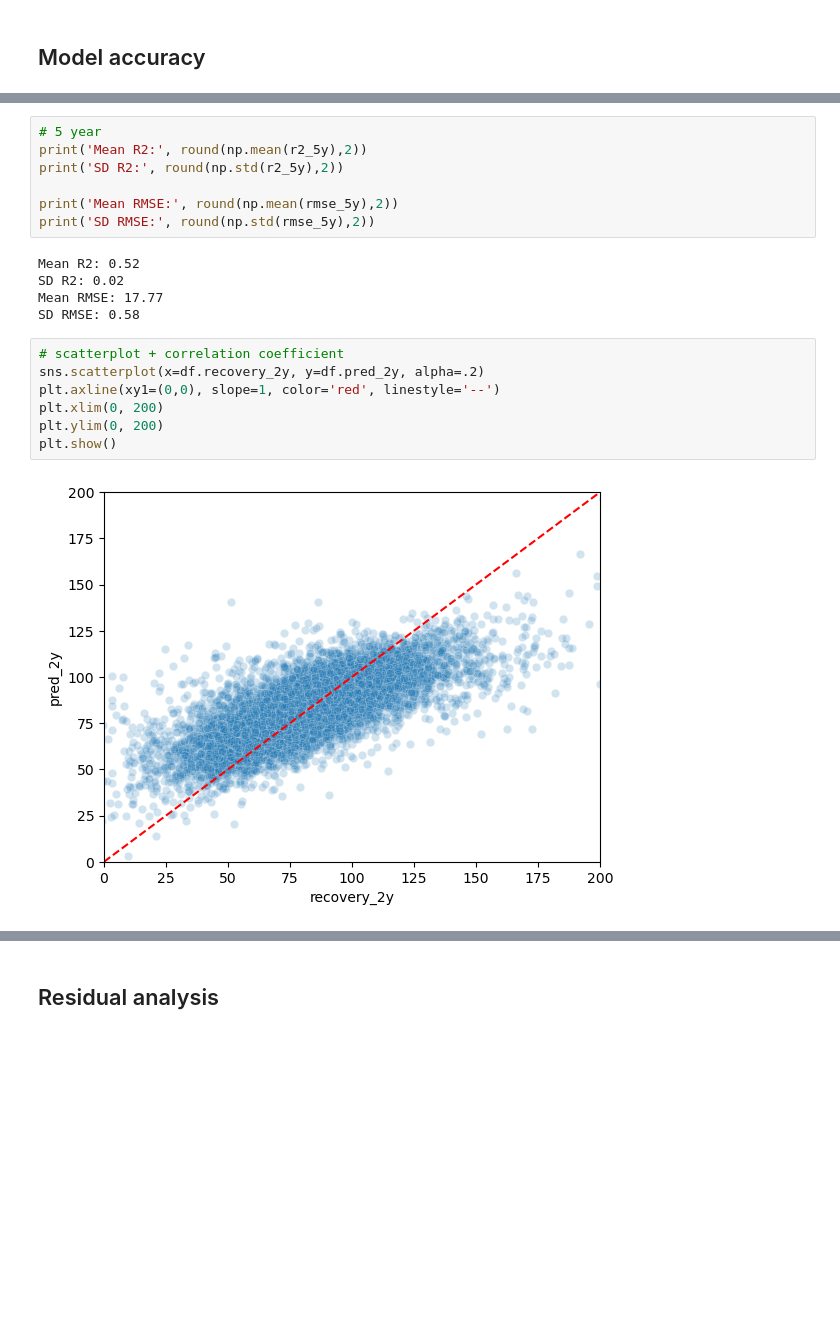
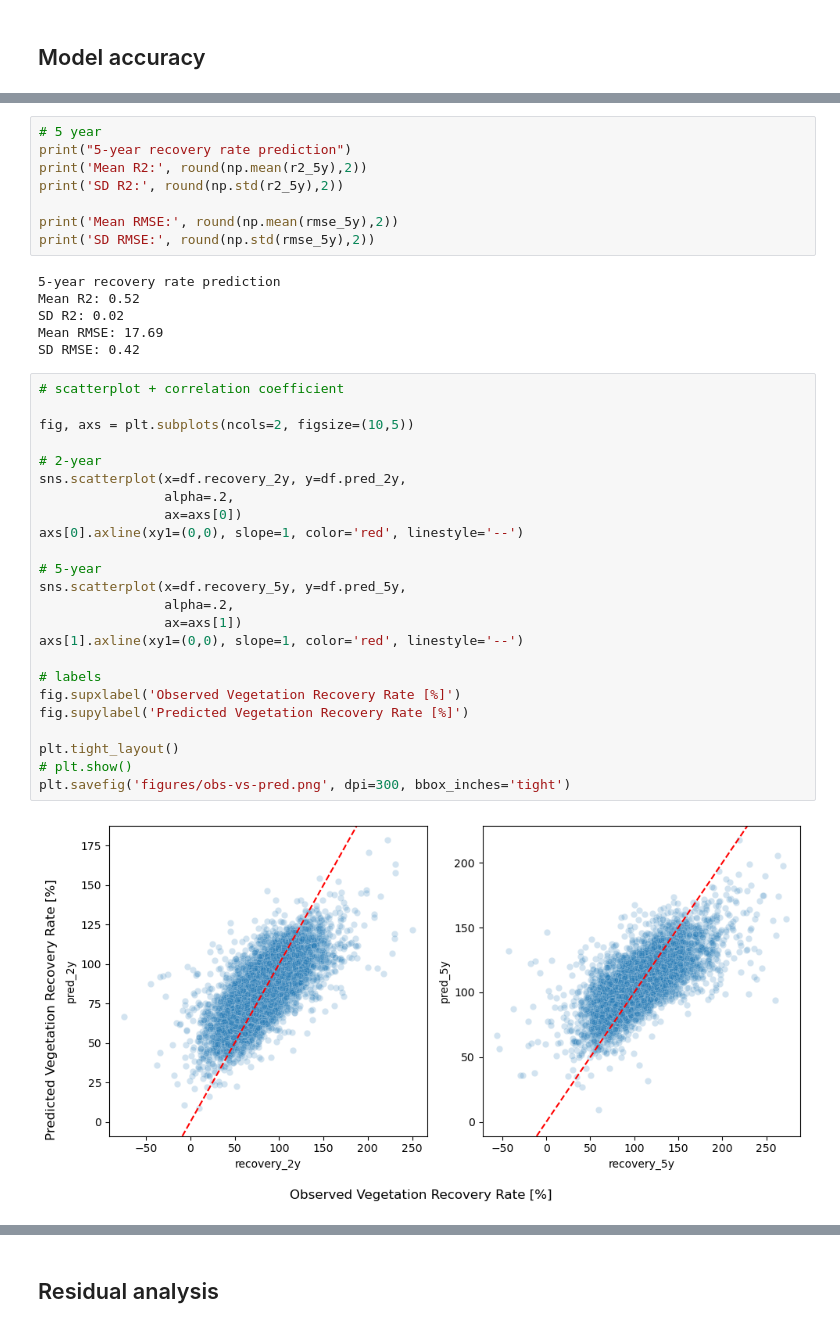
Before and after one commit to ninorp55/tropical-peat-post-fire-vegetation-recovery, a Jupyter notebook: 4_random_forest.ipynb, the cells around one changed output, grey strips where cells are left out. Saved outputs shown, nothing was run; the diff lists cells and outputs as text; blank space fills up the shorter version.

```diff
--- a/4_random_forest.ipynb
+++ b/4_random_forest.ipynb
@@ -247,21 +266,40 @@ SD RMSE: 0.6
 # %%
 # 5 year
+print("5-year recovery rate prediction")
 print('Mean R2:', round(np.mean(r2_5y),2))
 print('SD R2:', round(np.std(r2_5y),2))
 
 print('Mean RMSE:', round(np.mean(rmse_5y),2))
 print('SD RMSE:', round(np.std(rmse_5y),2))
 # %% [output]
+5-year recovery rate prediction
 Mean R2: 0.52
 SD R2: 0.02
-Mean RMSE: 17.77
-SD RMSE: 0.58
+Mean RMSE: 17.69
+SD RMSE: 0.42
 # %%
 # scatterplot + correlation coefficient
-sns.scatterplot(x=df.recovery_2y, y=df.pred_2y, alpha=.2)
-plt.axline(xy1=(0,0), slope=1, color='red', linestyle='--')
-plt.xlim(0, 200)
-plt.ylim(0, 200)
-plt.show()
+
+fig, axs = plt.subplots(ncols=2, figsize=(10,5))
+
+# 2-year
+sns.scatterplot(x=df.recovery_2y, y=df.pred_2y,
+                alpha=.2,
+                ax=axs[0])
+axs[0].axline(xy1=(0,0), slope=1, color='red', linestyle='--')
+
+# 5-year
+sns.scatterplot(x=df.recovery_5y, y=df.pred_5y,
+                alpha=.2,
+                ax=axs[1])
+axs[1].axline(xy1=(0,0), slope=1, color='red', linestyle='--')
+
+# labels
+fig.supxlabel('Observed Vegetation Recovery Rate [%]')
+fig.supylabel('Predicted Vegetation Recovery Rate [%]')
+
+plt.tight_layout()
+# plt.show()
+plt.savefig('figures/obs-vs-pred.png', dpi=300, bbox_inches='tight')
 # %% [output]
-[figure, old version]
+[figure, new version]
```
Also changed, not shown: parts of 13 cells of this notebook.
